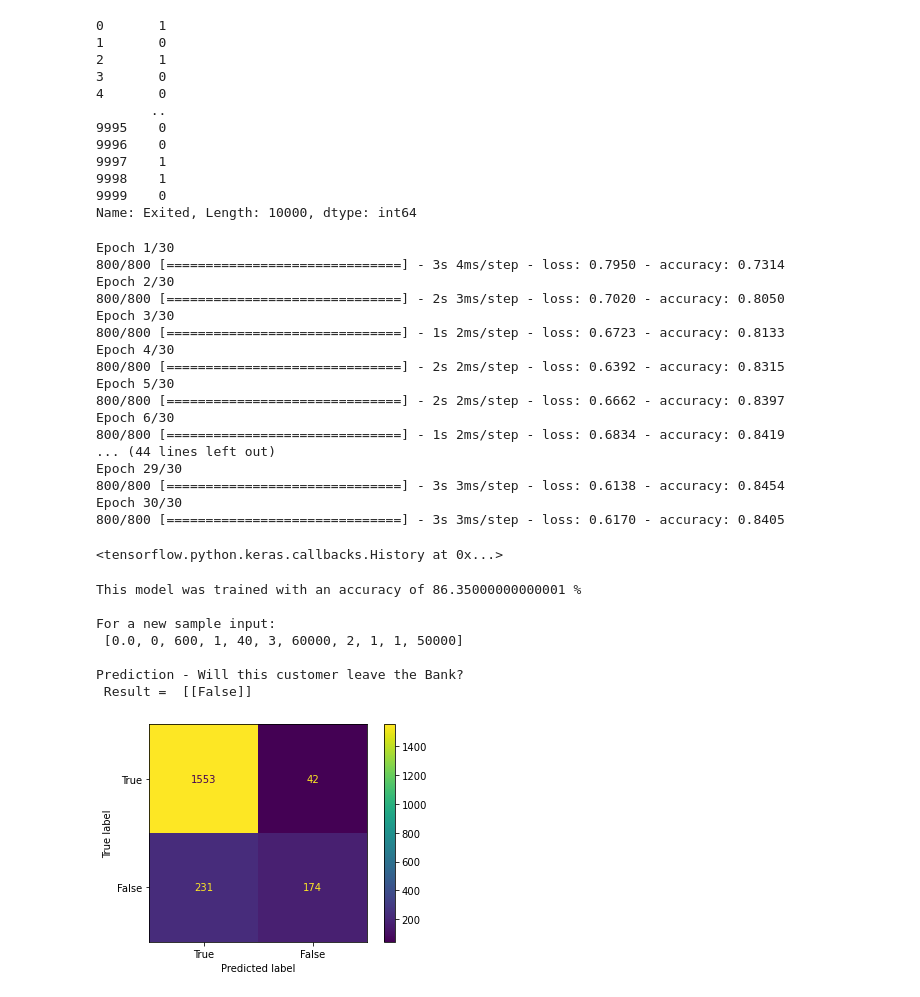
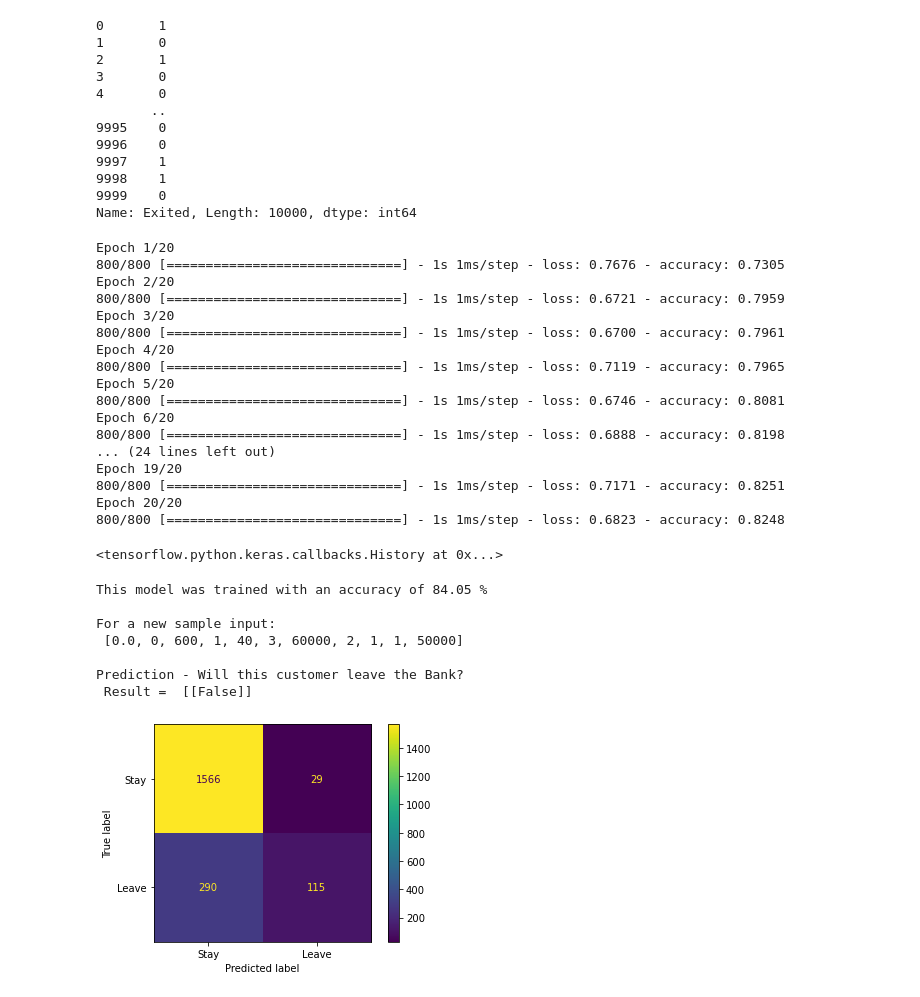
Before and after one commit to isysrgunsri/Kecerdasan-Buatan-2018, a Jupyter notebook: UAS Kecerdasan Buatan/09011281823138_Alif Almuqsit_Kelas B Inderalaya_UAS.ipynb, the cells around one changed output. Saved outputs shown, nothing was run; the diff lists cells and outputs as text; code cells hidden in the pictures.

```diff
--- a/UAS Kecerdasan Buatan/09011281823138_Alif Almuqsit_Kelas B Inderalaya_UAS.ipynb
+++ b/UAS Kecerdasan Buatan/09011281823138_Alif Almuqsit_Kelas B Inderalaya_UAS.ipynb
@@ -173,29 +173,29 @@ classifier.add(Dropout(rate = 0.1))
 # 'loss' = 'binary_crossentropy' is useful for Binary Outputs with logarithmic functions
 # 'loss' = 'categorical_crossentropy' is useful for 3+ categorical Outputs
 # 'metrics' =  Used to evaluate the ANN, requires list. We use 1 metric called 'accuracy'
-classifier.compile(optimizer = 'Nadam', loss = 'binary_crossentropy', metrics = ['accuracy'])
+classifier.compile(optimizer = 'adam', loss = 'binary_crossentropy', metrics = ['accuracy'])
 
 # Fitting the ANN to the Training set
 # Experiment to find best 'batch_size' and 'epochs'
-classifier.fit(x_train, y_train, batch_size = 10, epochs = 30)
+classifier.fit(x_train, y_train, batch_size = 10, epochs = 20)
 # %% [output]
-Epoch 1/30
-800/800 [==============================] - 3s 4ms/step - loss: 0.7950 - accuracy: 0.7314
-Epoch 2/30
-800/800 [==============================] - 2s 3ms/step - loss: 0.7020 - accuracy: 0.8050
-Epoch 3/30
-800/800 [==============================] - 1s 2ms/step - loss: 0.6723 - accuracy: 0.8133
-Epoch 4/30
-800/800 [==============================] - 2s 2ms/step - loss: 0.6392 - accuracy: 0.8315
-Epoch 5/30
-800/800 [==============================] - 2s 2ms/step - loss: 0.6662 - accuracy: 0.8397
-Epoch 6/30
-800/800 [==============================] - 1s 2ms/step - loss: 0.6834 - accuracy: 0.8419
-... (44 lines left out)
-Epoch 29/30
-800/800 [==============================] - 3s 3ms/step - loss: 0.6138 - accuracy: 0.8454
-Epoch 30/30
-800/800 [==============================] - 3s 3ms/step - loss: 0.6170 - accuracy: 0.8405
+Epoch 1/20
+800/800 [==============================] - 1s 1ms/step - loss: 0.7676 - accuracy: 0.7305
+Epoch 2/20
+800/800 [==============================] - 1s 1ms/step - loss: 0.6721 - accuracy: 0.7959
+Epoch 3/20
+800/800 [==============================] - 1s 1ms/step - loss: 0.6700 - accuracy: 0.7961
+Epoch 4/20
+800/800 [==============================] - 1s 1ms/step - loss: 0.7119 - accuracy: 0.7965
+Epoch 5/20
+800/800 [==============================] - 1s 1ms/step - loss: 0.6746 - accuracy: 0.8081
+Epoch 6/20
+800/800 [==============================] - 1s 1ms/step - loss: 0.6888 - accuracy: 0.8198
+... (24 lines left out)
+Epoch 19/20
+800/800 [==============================] - 1s 1ms/step - loss: 0.7171 - accuracy: 0.8251
+Epoch 20/20
+800/800 [==============================] - 1s 1ms/step - loss: 0.6823 - accuracy: 0.8248
 <tensorflow.python.keras.callbacks.History at 0x...>
 # %%
 # Artificial Neural Network
@@ -231,33 +231,33 @@ y_pred = (y_pred > 0.5)
 sample_input = [0.0, 0, 600, 1, 40, 3, 60000, 2, 1, 1, 50000]
 
 new_prediction = classifier.predict(sc.transform(np.array([sample_input])))
 new_prediction = (new_prediction > 0.5)
 
 # Making the Confusion Matrix
 # Tells you the number of correct vs. incorrect observations
 # In the Confusion Matrix we get [1,1] + [2,2] Correct Predictions
 # In the Confusion Matrix we get [1,2] + [2,1] Incorrect Predictions
 # Compute accuracy = correct predictions / total predictions
 from sklearn.metrics import confusion_matrix, ConfusionMatrixDisplay
 cm = confusion_matrix(y_test, y_pred)
 
-cls = ['True','False']
+cls = ['Stay','Leave']
 cm_display = ConfusionMatrixDisplay(cm, display_labels=cls).plot()
 
 # Measure accuracy percentage of the Training Set
 accuracy = (cm[0,0] + cm[1,1])/2000*100
 
 print('This model was trained with an accuracy of', accuracy, '%\n')
 
 print('For a new sample input:\n', sample_input, '\n')
 
 print('Prediction - Will this customer leave the Bank?\n', 'Result = ', new_prediction, '\n')
 # %% [output]
-This model was trained with an accuracy of 86.35000000000001 %
+This model was trained with an accuracy of 84.05 %
 
 For a new sample input:
  [0.0, 0, 600, 1, 40, 3, 60000, 2, 1, 1, 50000]
 
 Prediction - Will this customer leave the Bank?
  Result =  [[False]]
-[figure, old version]
+[figure, new version]
```
